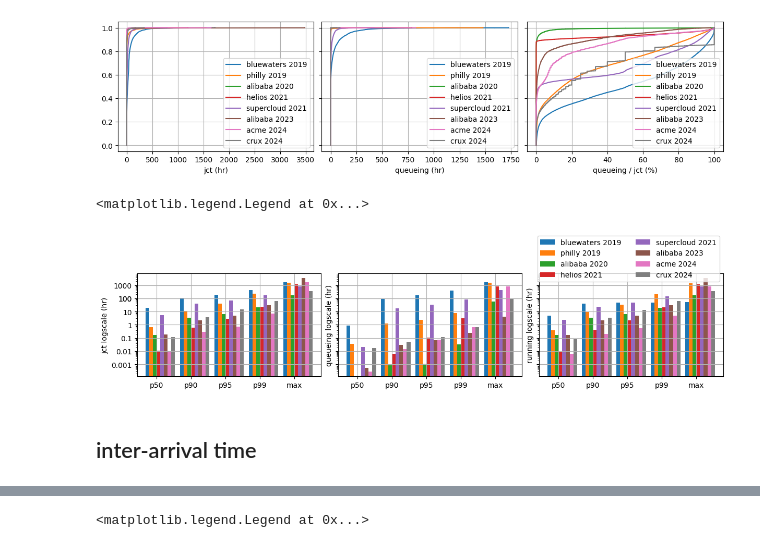
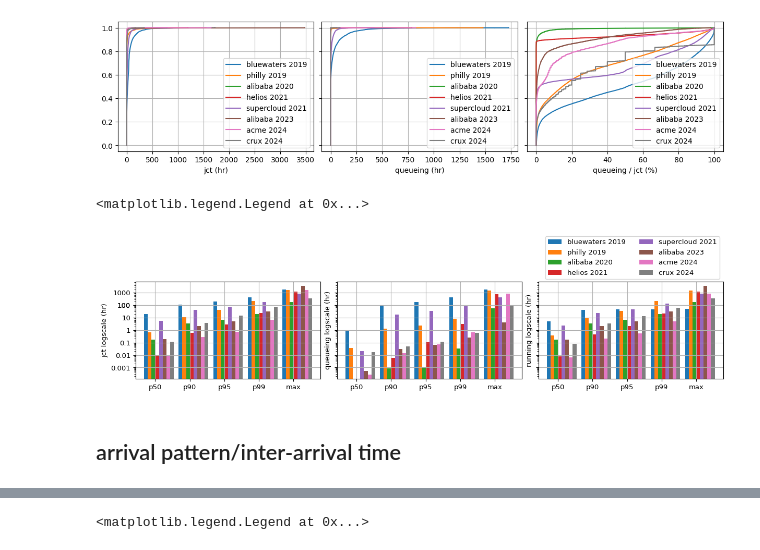
Before and after one commit to shuoshuc/public-ml-traces, a Jupyter notebook: parsing.ipynb, the cells around one changed output, grey strips where cells are left out. Cells and saved outputs as stored; diff of their text form; code cells hidden in the pictures.

```diff
--- a/parsing.ipynb
+++ b/parsing.ipynb
@@ -598,28 +574,28 @@ for i, col in enumerate(['jct', 'queueing', 'ratio']):
 # %%
 fig, axs = plt.subplots(1, 3, figsize=(12, 3), layout="constrained", sharey=True)
 labels = ['p50', 'p90', 'p95', 'p99', 'max']
 width = 0.15
 # X locations for the groups
 x = np.arange(len(labels)) * 1.4
 
 for i, col in enumerate(['jct', 'queueing', 'running']):
     ax = axs[i]
     for idx, (name, trace) in enumerate(traces.items()):
         df = trace[col] / 3600
         quantiles = [df.quantile(0.5), df.quantile(0.9), df.quantile(0.95), df.quantile(0.99), df.max()]
         # print(f'{name} {col}: {quantiles}')
         # Create side-by-side bar chart
         ax.bar(x + idx * width, quantiles, width=width, label=name)
     ax.set_xticks(x + 2.5 * width, labels)
     ax.set_ylabel(f'{col} logscale (hr)')
     ax.set_yscale('log')
     yticks = [.001, .01, .1, 1, 10, 100, 100, 1000]
     ax.set_yticks(yticks)
     ax.set_yticklabels(list(map(str, yticks)))
     ax.grid()
-ax.legend(ncols=2, loc='upper right', bbox_to_anchor=(1, 1.4))
+ax.legend(ncols=2, loc='upper right', bbox_to_anchor=(1, 1.5))
 # %% [output]
 <matplotlib.legend.Legend at 0x...>
-[figure, old version]
+[figure, new version]
 # %% [markdown]
-## inter-arrival time
+## arrival pattern/inter-arrival time
```
Also changed, not shown: parts of 13 cells of this notebook.
